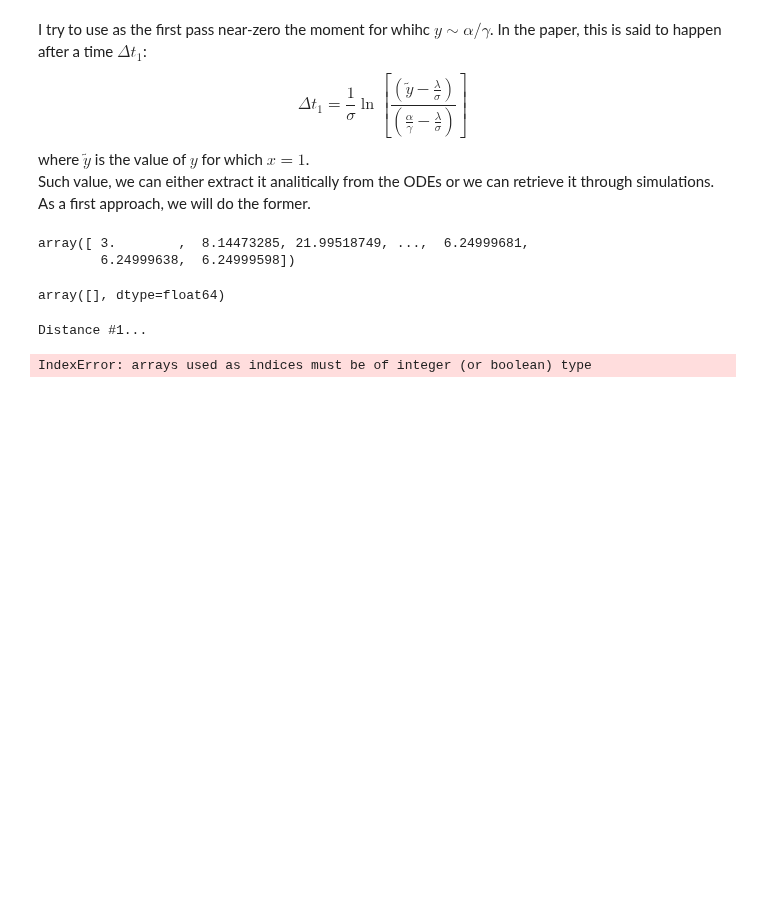
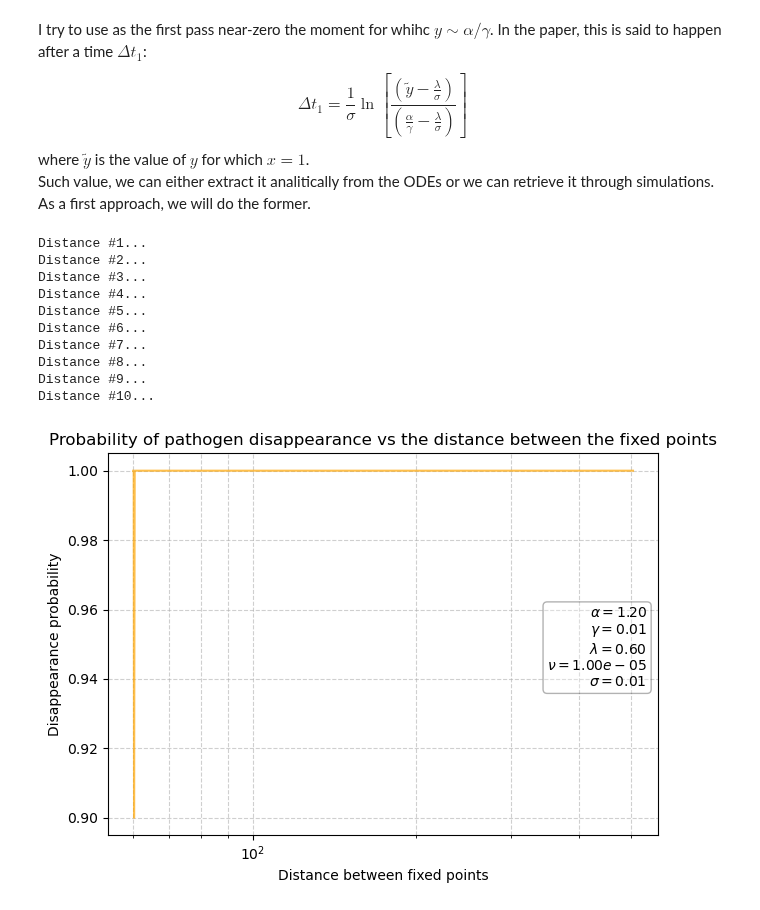
Before and after one commit to pietromalagoli/PCS, a Jupyter notebook: project.ipynb, the cells around one changed output. Saved outputs shown, nothing was run; the diff lists cells and outputs as text; code cells hidden in the pictures; blank space fills up the shorter version.

```diff
--- a/project.ipynb
+++ b/project.ipynb
@@ -225,6 +189,0 @@ $$
-# %%
-y_tilde = Y_ode[np.argmin(X_ode)]
-Dt1 = (1/par['gamma'])*(np.log((y_tilde-
-                                par['gamma']/par['sigma'])/
-                               (par['alpha']/par['gamma'])-
-                               par['lambda']/par['sigma']))
@@ -462,2 +253,0 @@ par
-# %%
-par['gamma']=0.5
@@ -501,60 +332,52 @@ $$
 where $\tilde{y}$ is the value of $y$ for which $x=1$.\
 Such value, we can either extract it analitically from the ODEs or we can retrieve it through simulations. \
 As a first approach, we will do the former.
-# %%
-y_tilde = Y_ode[X_ode == 1.]         # is this value unique? should i take the first instance of it?
-deltat1 = (1/par['sigma'])*np.log((y_tilde - par['lambda']/par['sigma'])/(par['alpha']/par['gamma'] - par['lambda']/par['sigma']))
-# %%
-X_ode
-# %% [output]
-array([ 3.        ,  8.14473285, 21.99518749, ...,  6.24999681,
-        6.24999638,  6.24999598])
-# %%
-y_tilde
-# %% [output]
-array([], dtype=float64)
 # %%
 def P_diss(model,num_nu:int,n_iter:int,N:int,time_steps:int,par:dict):
+    alpha = par['alpha']        # pre-extract parameters (avoid repeated dict lookups)
+    gamma = par['gamma']
+    lam = par['lambda']
+    sigma = par['sigma']
     # Loop over nu, from 1e-5 to 1.5e-3
     nu_values = np.linspace(1e-5,1.5e-3,num_nu)[::-1]                   # I invert the array (doing [::-1] because the distance is inversly proportional to nu)
-
-    # set the time span
-    t_s = np.linspace(0,time_steps,time_steps)
-
-    # Initialize storing for disapperance probability
-    P_d = np.zeros((num_nu,2))
-
-    # Compute the distance between the two fixed points for each value of nu
-    P_d[:,0] = [np.linalg.norm(np.array([0,par['lambda']/par['sigma']])-
+    P_d = np.zeros((num_nu,2))          # Initialize storing for disapperance probability
+    P_d[:,0] = [np.linalg.norm(np.array([0,lam/sigma])-            # Compute the distance between the two fixed points for each value of nu
                                np.array([(par['sigma']-par['lambda']*par['gamma']/par['alpha'])/nu,par['alpha']/par['gamma']]))
                                 for nu in nu_values]
-
     for i,nu in enumerate(nu_values):
         print(f'Distance #{i+1}...')
         par['nu'] = nu
-        for iter in range(n_iter):
-            X_stoc, Y_stoc = lattice1(N=N,time_steps=time_steps,par=par)
-            y_tilde = Y_stoc[X_stoc == 1]         # is this value unique? should i take the first instance of it?
-            deltat1 = (1/par['sigma'])*np.log((y_tilde - par['lambda']/par['sigma'])/(par['alpha']/par['gamma'] - par['lambda']/par['sigma'])) # is this an integer?
-            if np.isclose(X_stoc[deltat1],0.0,1e-15):
+        for _ in range(n_iter):
+            X_stoc, Y_stoc = model(N=N,time_steps=time_steps,par=par)
+            y_tilde = Y_stoc[np.isclose(X_stoc,0.0,1e-3)][0]         # is this value unique? should i take the first instance of it?
+            deltat1 = (1/sigma)*np.log(abs(y_tilde-lam/sigma)/(alpha/gamma-lam/sigma))      # ABS è SBAGLIATO!!! è SOLO UNA PEZZA TEMPORANEA, è DA CAMBIARE
+            if np.isclose(X_stoc[int(deltat1)],0.0,1e-15):
                 P_d[i,1] += 1                                          # check if pathogen dissappeared
         P_d[i,1] /= n_iter                                              # compute the disappearence probability as success/total
     return P_d
 
 # Compute the disapperance probability
 P_d = P_diss(model=lattice1,num_nu=10,n_iter=10,N=100,time_steps=time_steps,par=par)
 
-
 #plt.figure(figsize=(12,8))
 plt.plot(P_d[:,0],P_d[:,1],c='orange',alpha=0.7)
 plt.title('Probability of pathogen disappearance vs the distance between the fixed points')
 plt.xlabel('Distance between fixed points')
 plt.ylabel('Disappearance probability')
 plt.xscale('log')
-plt.grid(True, which="both",alpha=0.4,linestyle='--')
+plt.grid(True, which="both",alpha=0.6,linestyle='--')
 add_par_box(par)
 plt.tight_layout()
 plt.show()
 # %% [output]
 Distance #1...
+Distance #2...
+Distance #3...
+Distance #4...
+Distance #5...
+Distance #6...
+Distance #7...
+Distance #8...
+Distance #9...
+Distance #10...
-IndexError: arrays used as indices must be of integer (or boolean) type
+[figure, added]
```
Also changed, not shown: parts of 25 cells of this notebook, 1 other file.
